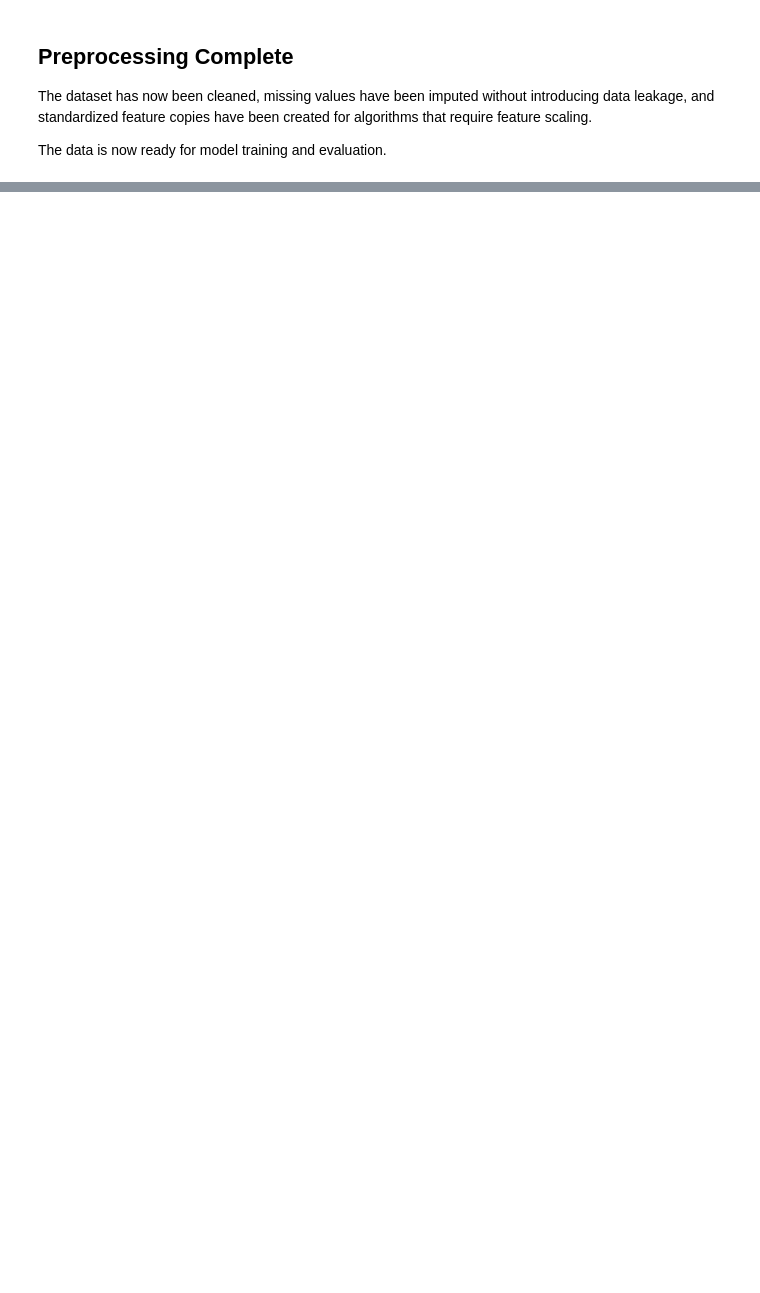
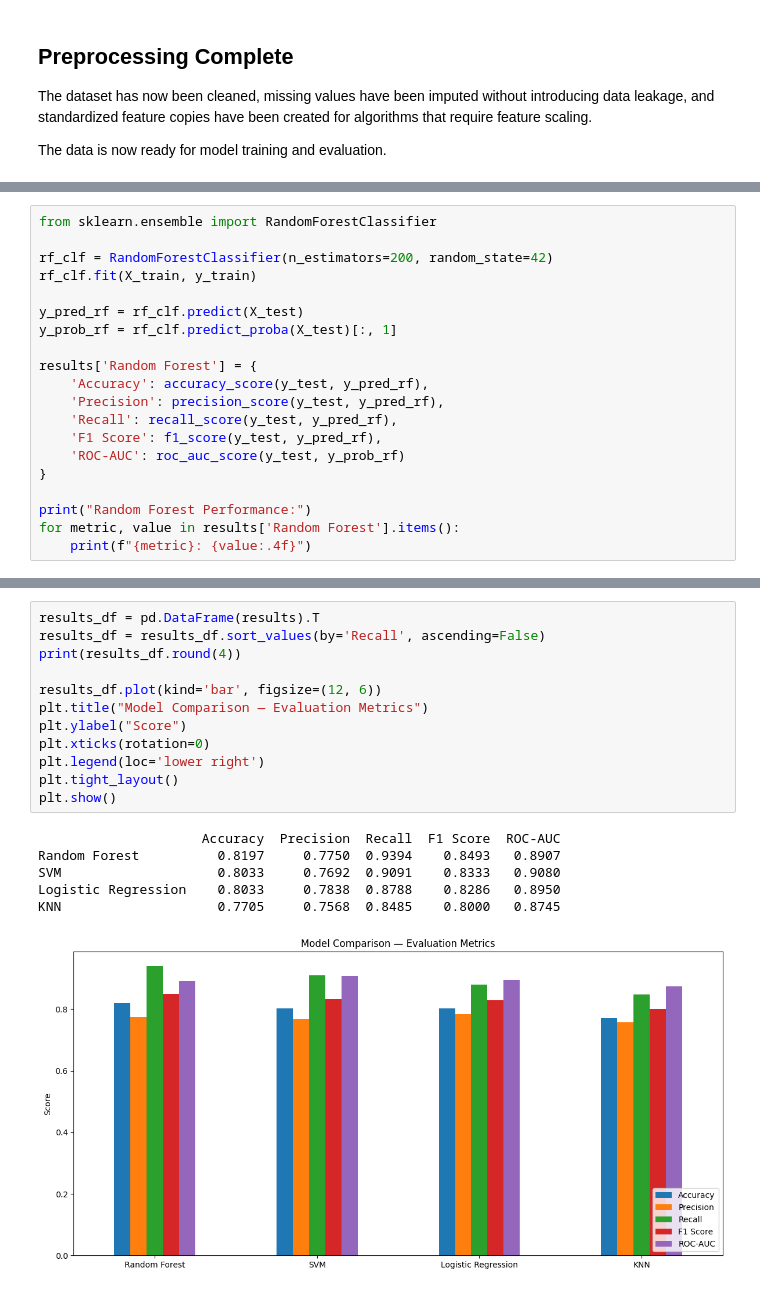
Before and after one commit to Danish925/ml-healthcare-journey, a Jupyter notebook: heart-disease-prediction/heart-disease-prediction.ipynb, the cells around one changed output, grey strips where cells are left out. Cells and saved outputs as stored; diff of their text form; blank space fills up the shorter version.

```diff
--- a/heart-disease-prediction/heart-disease-prediction.ipynb
+++ b/heart-disease-prediction/heart-disease-prediction.ipynb
@@ -714,0 +879,20 @@ The data is now ready for model training and evaluation.
+# %%
+from sklearn.ensemble import RandomForestClassifier
+
+rf_clf = RandomForestClassifier(n_estimators=200, random_state=42)
+rf_clf.fit(X_train, y_train)
+
+y_pred_rf = rf_clf.predict(X_test)
+y_prob_rf = rf_clf.predict_proba(X_test)[:, 1]
+
+results['Random Forest'] = {
+    'Accuracy': accuracy_score(y_test, y_pred_rf),
+    'Precision': precision_score(y_test, y_pred_rf),
+    'Recall': recall_score(y_test, y_pred_rf),
+    'F1 Score': f1_score(y_test, y_pred_rf),
+    'ROC-AUC': roc_auc_score(y_test, y_prob_rf)
+}
+
+print("Random Forest Performance:")
+for metric, value in results['Random Forest'].items():
+    print(f"{metric}: {value:.4f}")
@@ -714,0 +965,19 @@ The data is now ready for model training and evaluation.
+# %%
+results_df = pd.DataFrame(results).T
+results_df = results_df.sort_values(by='Recall', ascending=False)
+print(results_df.round(4))
+
+results_df.plot(kind='bar', figsize=(12, 6))
+plt.title("Model Comparison — Evaluation Metrics")
+plt.ylabel("Score")
+plt.xticks(rotation=0)
+plt.legend(loc='lower right')
+plt.tight_layout()
+plt.show()
+# %% [output]
+                     Accuracy  Precision  Recall  F1 Score  ROC-AUC
+Random Forest          0.8197     0.7750  0.9394    0.8493   0.8907
+SVM                    0.8033     0.7692  0.9091    0.8333   0.9080
+Logistic Regression    0.8033     0.7838  0.8788    0.8286   0.8950
+KNN                    0.7705     0.7568  0.8485    0.8000   0.8745
+[figure, added]
```
Also changed, not shown: parts of 20 cells of this notebook.
